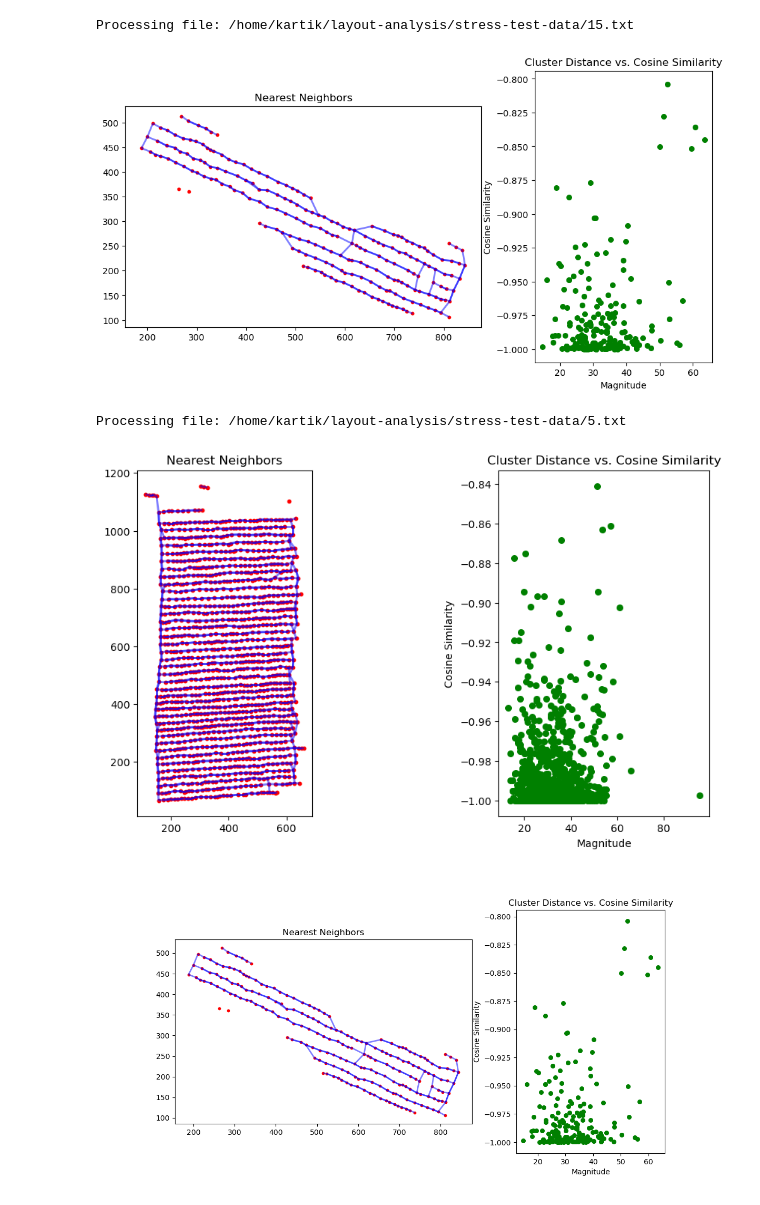
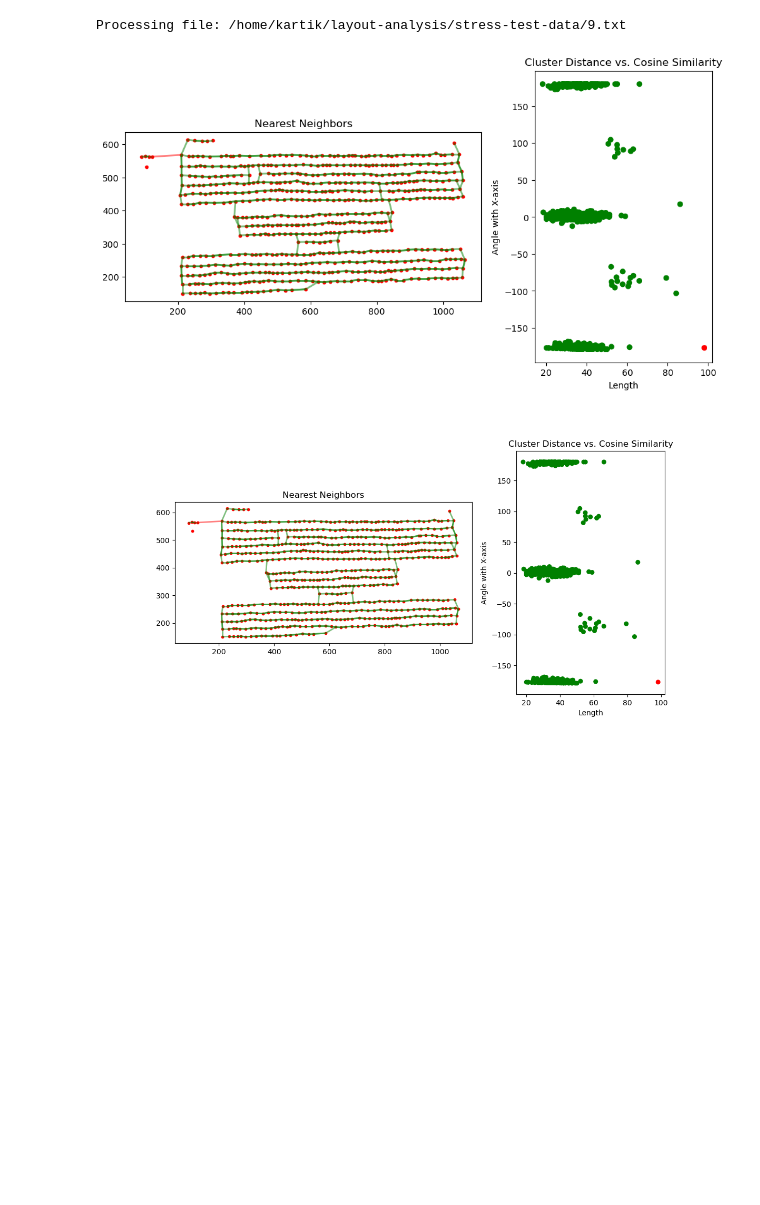
Before and after one commit to flame-cai/layout-analysis, a Jupyter notebook: simple_graph-v2.ipynb, the cells around one changed output. Saved outputs shown, nothing was run; the diff lists cells and outputs as text; code cells hidden in the pictures; blank space fills up the shorter version.

Commit message:
anomalous length detection, interactive widget

```diff
--- a/simple_graph-v2.ipynb
+++ b/simple_graph-v2.ipynb
@@ -6,6 +6,8 @@ import matplotlib.collections as mc
 from itertools import combinations
 from scipy.spatial import cKDTree
 from IPython.display import display
+from matplotlib.colors import ListedColormap
+cmap = ListedColormap(['red', 'green'])
 
 
 DATA_PATH = "/home/kartik/layout-analysis/stress-test-data"
@@ -22,7 +24,7 @@ cos_similarity_less_than = -0.8
 # %%
 # Get unique prefixes efficiently without sorting everything
 for entry in os.scandir(DATA_PATH):
-    if entry.is_file() and entry.name.endswith('5.txt'):
+    if entry.is_file() and entry.name.endswith('9.txt'):
         points_file = entry.path
         print(f"Processing file: {points_file}")
         points = np.loadtxt(points_file)
@@ -32,7 +34,9 @@ for entry in os.scandir(DATA_PATH):
         _, indices = tree.query(points, k=NUM_NEIGHBOURS)
 
         segments = []
+        seg_colors = []
         to_cluster = []
+        global_pair_tracker = []
         to_plot = []
 
         # Process nearest neighbors
@@ -48,44 +52,68 @@ for entry in os.scandir(DATA_PATH):
 
             filtered_neighbours = []
             for _a, _b in combinations(relative_neighbours, 2):
-
-                # calculate dot product (angle)
-                _norm1 = np.linalg.norm(_a[1])
-                _norm2 = np.linalg.norm(_b[1])
-                if _norm1 * _norm2 == 0:
+                # calculate the angle between the two pair vectors
+                if np.linalg.norm(_a[1]) * np.linalg.norm(_b[1]) == 0:
                     cos_similarity = 0.0
                 else:
-                    cos_similarity = np.dot(_a[1], _b[1]) / (_norm1 * _norm2)
+                    cos_similarity = np.dot(_a[1], _b[1]) / (np.linalg.norm(_a[1]) * np.linalg.norm(_b[1]))
 
-
+                # calculate the non-normalized length of the pair
                 norm1 = np.linalg.norm(_a[2])
                 norm2 = np.linalg.norm(_b[2])
+                total_length = norm1 + norm2
+                # calculate the angle the pair makes with the X-axis
+                v = _a[2] - _b[2]  # Difference vector
+                theta = np.arctan2(v[1], v[0])
+                angle_with_xaxis = np.degrees(theta) #Convert to degrees (optional)
 
-                if cos_similarity < cos_similarity_less_than: # and (1 / norm_ratio_threshold) <= (norm1 / norm2) <= norm_ratio_threshold):
-                    total_distance = norm1 + norm2
-                    filtered_neighbours.append((_a, _b, total_distance, cos_similarity))
+                # select pairs who have an angle of around 180 degrees between them
+                if cos_similarity < cos_similarity_less_than:
+                    filtered_neighbours.append((_a, _b, total_length, cos_similarity, angle_with_xaxis))
 
             if filtered_neighbours:
+                # select the pair with the shortest total_length (sometimes, the 2nd shortest is the right answer)
                 shortest_pair = min(filtered_neighbours, key=lambda x: x[2])
-                _connection_1, _connection_2, distance, cos_similarity = shortest_pair
+                global_pair_tracker.append(shortest_pair)
+
+                _connection_1, _connection_2, total_length, cos_similarity, angle_with_xaxis = shortest_pair
                 global_idx_connection_1 = _connection_1[0]
                 global_idx_connection_2 = _connection_2[0]
 
                 to_plot.append((current_point_index, global_idx_connection_1, global_idx_connection_2))
-                to_cluster.append((distance, cos_similarity))
+                to_cluster.append((total_length, angle_with_xaxis))
+
+        if global_pair_tracker:  # Check if list is non-empty
+            total_lengths = np.array([item[2] for item in global_pair_tracker])  # Extract total_length values
+            if len(total_lengths) > 0:  # Ensure non-empty array
+                Q1 = np.percentile(total_lengths, 0)
+                Q3 = np.percentile(total_lengths, 90)
+                IQR = Q3 - Q1
+                lower_bound = Q1 - 1.5 * IQR
+                upper_bound = Q3 + 1.5 * IQR
 
 
+        colors = np.zeros(len(global_pair_tracker))
+        for i,pair in enumerate(global_pair_tracker):
+            if lower_bound <= pair[2] <= upper_bound:
+                colors[i] = 1
 
         # Adjust figure layout: large left panel for nearest neighbors, smaller right panel for scatter plot
         fig, (ax1, ax2) = plt.subplots(1, 2, figsize=(12, 6),
                                        gridspec_kw={'width_ratios': [2, 1]})  # Left panel is twice the width
 
+
+
+
         # Nearest neighbors plot (left)
-        for s in to_plot:
+        for i,s in enumerate(to_plot):
             seg1 = (points[s[0]], points[s[1]])
             seg2 = (points[s[0]], points[s[2]])
             segments.extend([seg1, seg2])
-        base_lc = mc.LineCollection(segments, linewidths=2, alpha=0.5, colors='blue')
+            segment_color = 'green' if colors[i] == 1 else 'red'
+            seg_colors.extend([segment_color, segment_color])
+
+        base_lc = mc.LineCollection(segments, linewidths=2, alpha=0.5, colors=seg_colors)
         ax1.add_collection(base_lc)
         ax1.scatter(points[:, 0], points[:, 1], c='red', s=10)
         ax1.set_title("Nearest Neighbors")
@@ -93,40 +121,38 @@ for entry in os.scandir(DATA_PATH):
 
         # Scatter plot (right)
         distances, cos_similarities = zip(*to_cluster) if to_cluster else ([], [])
-        scatter = ax2.scatter(distances, cos_similarities, c='green', s=30, picker=True)
-        ax2.set_xlabel('Magnitude')
-        ax2.set_ylabel('Cosine Similarity')
+        scatter = ax2.scatter(distances, cos_similarities, c=colors,cmap=cmap, s=30, picker=True)
+        ax2.set_xlabel('Length')
+        ax2.set_ylabel('Angle with X-axis')
         ax2.set_title('Cluster Distance vs. Cosine Similarity')
 
         # Interactive Highlighting
         highlighted_segments = [None]
 
         def on_pick(event):
             if event.artist != scatter:
                 return
             if len(event.ind) == 0:
                 return
 
             i = event.ind[0]
             s = to_plot[i]
             seg1 = (points[s[0]], points[s[1]])
             seg2 = (points[s[0]], points[s[2]])
 
             if highlighted_segments[0] is not None:
                 highlighted_segments[0].remove()
                 highlighted_segments[0] = None
 
             highlighted_segments[0] = mc.LineCollection([seg1, seg2], linewidths=4, colors='red')
             ax1.add_collection(highlighted_segments[0])
             fig.canvas.draw_idle()
 
         fig.canvas.mpl_connect('pick_event', on_pick)
 
         # Display the interactive figure (keeps multiple figures interactive)
         display(fig)
 # %% [output]
-Processing file: /home/kartik/layout-analysis/stress-test-data/15.txt
+Processing file: /home/kartik/layout-analysis/stress-test-data/9.txt
-[figure, old version]
+[figure, new version]
-Processing file: /home/kartik/layout-analysis/stress-test-data/5.txt
-[figure, old version]
+[figure, new version]
-[figure, removed]
```
Also changed, not shown: parts of 1 cell of this notebook.
